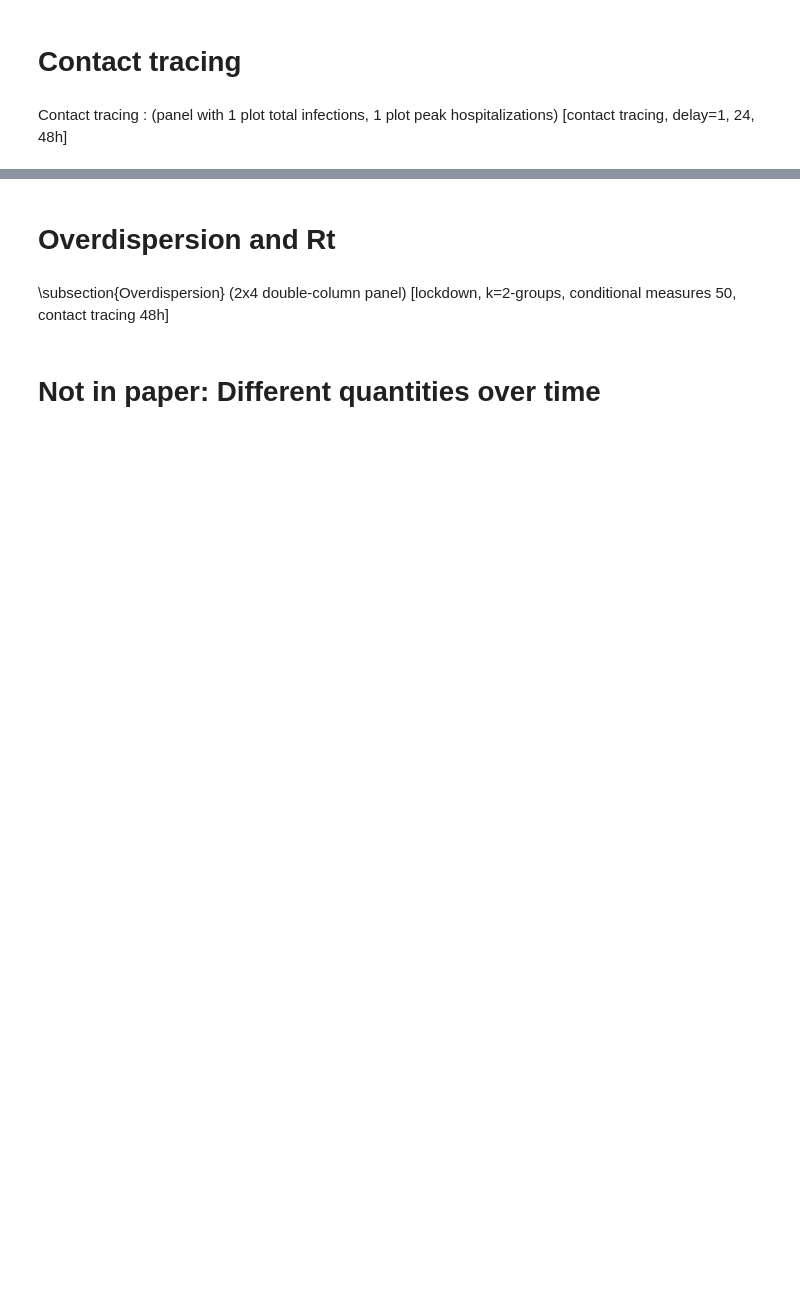
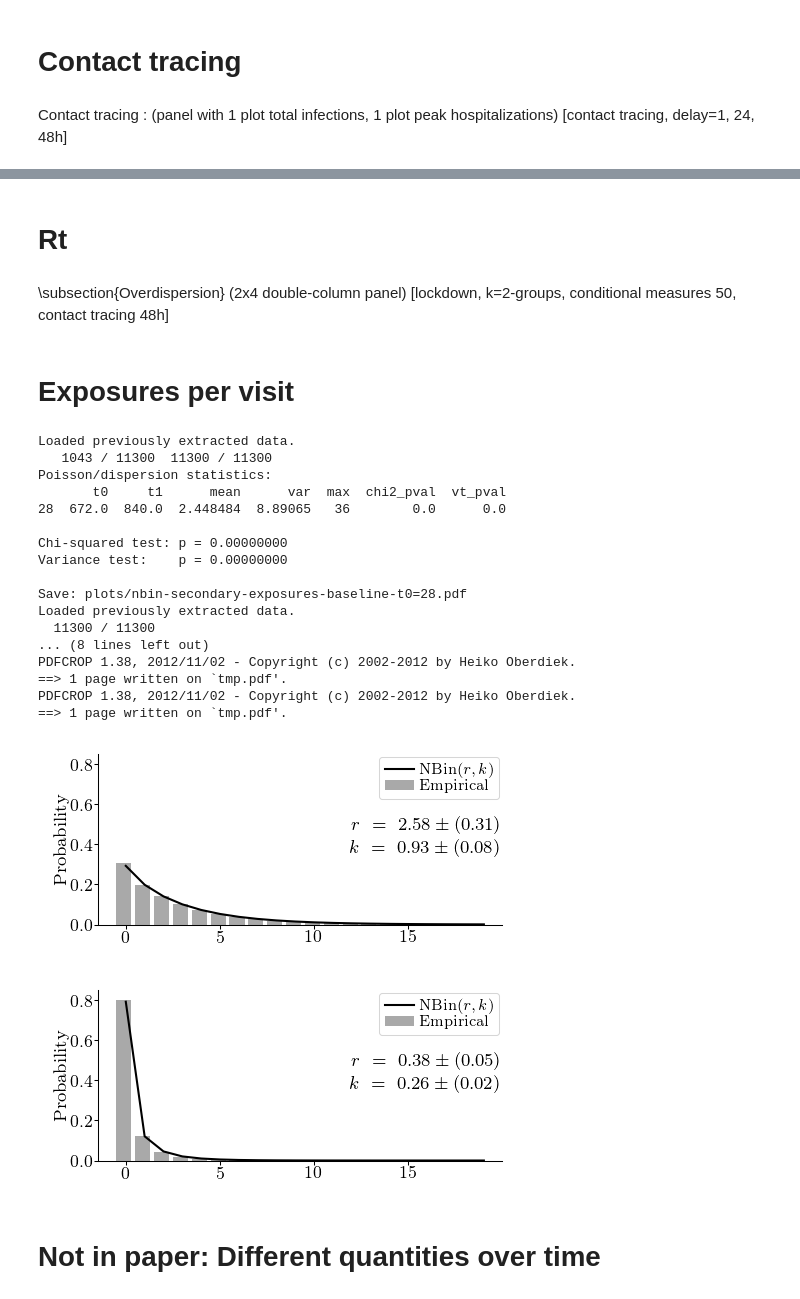
Before and after one commit to covid19-model/simulator, a Jupyter notebook: sim/sim-plot.ipynb, the cells around one changed output, grey strips where cells are left out. Cells and saved outputs as stored; diff of their text form; code cells hidden in the pictures; blank space fills up the shorter version.

```diff
--- a/sim/sim-plot.ipynb
+++ b/sim/sim-plot.ipynb
@@ -226,5 +333,5 @@ Loaded previously extracted data.
 # %% [markdown]
-# Overdispersion and Rt
+# Rt
 # %% [markdown]
 \subsection{Overdispersion}
 (2x4 double-column panel) [lockdown, k=2-groups, conditional measures 50, contact tracing 48h]
@@ -298,5 +405,65 @@ for experiment in experiments:
 # Crop pdf margins
 !bash crop_pdfs.sh plots/daily-nbinom-rts-*.pdf
 !bash crop_pdfs.sh plots/prob-secondaryCases-*.pdf
+# %% [markdown]
+# Exposures per visit
+# %%
+def plot_exposure_nbinoms(path, day_eval_points=[28]):
+
+    for t0_days in day_eval_points:
+
+        t0 = t0_days * 24.0
+        label_range = []
+
+        plotter = lib_plot.Plotter()
+        plotter.plot_nbinom_distributions(
+            path=path,
+            filename=f'baseline-t0={t0_days}',
+            t0=t0,
+            label_range=label_range,
+            ymax=0.85,
+            figsize=lib_plot.FIG_SIZE_FULL_PAGE_DOUBLE_ARXIV,
+            figformat='neurips-double',
+        )
+        plotter.plot_visit_nbinom_distributions(
+            path=path,
+            filename=f'baseline-t0={t0_days}',
+            t0=t0,
+            label_range=label_range,
+            ymax=0.85,
+            figsize=lib_plot.FIG_SIZE_FULL_PAGE_DOUBLE_ARXIV,
+            figformat='neurips-double',
+        )
+
+path = (
+    f'baseline-CH-BE-f5cfa6f/'
+    f'baseline-CH-BE-expected_daily_base_expo_per100k=0.7142857142857143'
+    '.pk'
+)
+day_eval_points = [28]
+plot_exposure_nbinoms(path, day_eval_points)
+
+!bash crop_pdfs.sh plots/nbin-secondary-*.pdf
+!bash crop_pdfs.sh plots/nbin-visit-*.pdf
+# %% [output]
+Loaded previously extracted data.
+   1043 / 11300  11300 / 11300
+Poisson/dispersion statistics:
+       t0     t1      mean      var  max  chi2_pval  vt_pval
+28  672.0  840.0  2.448484  8.89065   36        0.0      0.0
+
+Chi-squared test: p = 0.00000000
+Variance test:    p = 0.00000000
+
+Save: plots/nbin-secondary-exposures-baseline-t0=28.pdf
+Loaded previously extracted data.
+  11300 / 11300
+... (8 lines left out)
+PDFCROP 1.38, 2012/11/02 - Copyright (c) 2002-2012 by Heiko Oberdiek.
+==> 1 page written on `tmp.pdf'.
+PDFCROP 1.38, 2012/11/02 - Copyright (c) 2002-2012 by Heiko Oberdiek.
+==> 1 page written on `tmp.pdf'.
+[figure, added]
+[figure, added]
 # %% [markdown]
 # Not in paper: Different quantities over time
```
Also changed, not shown: parts of 14 cells of this notebook, 7 other files.
